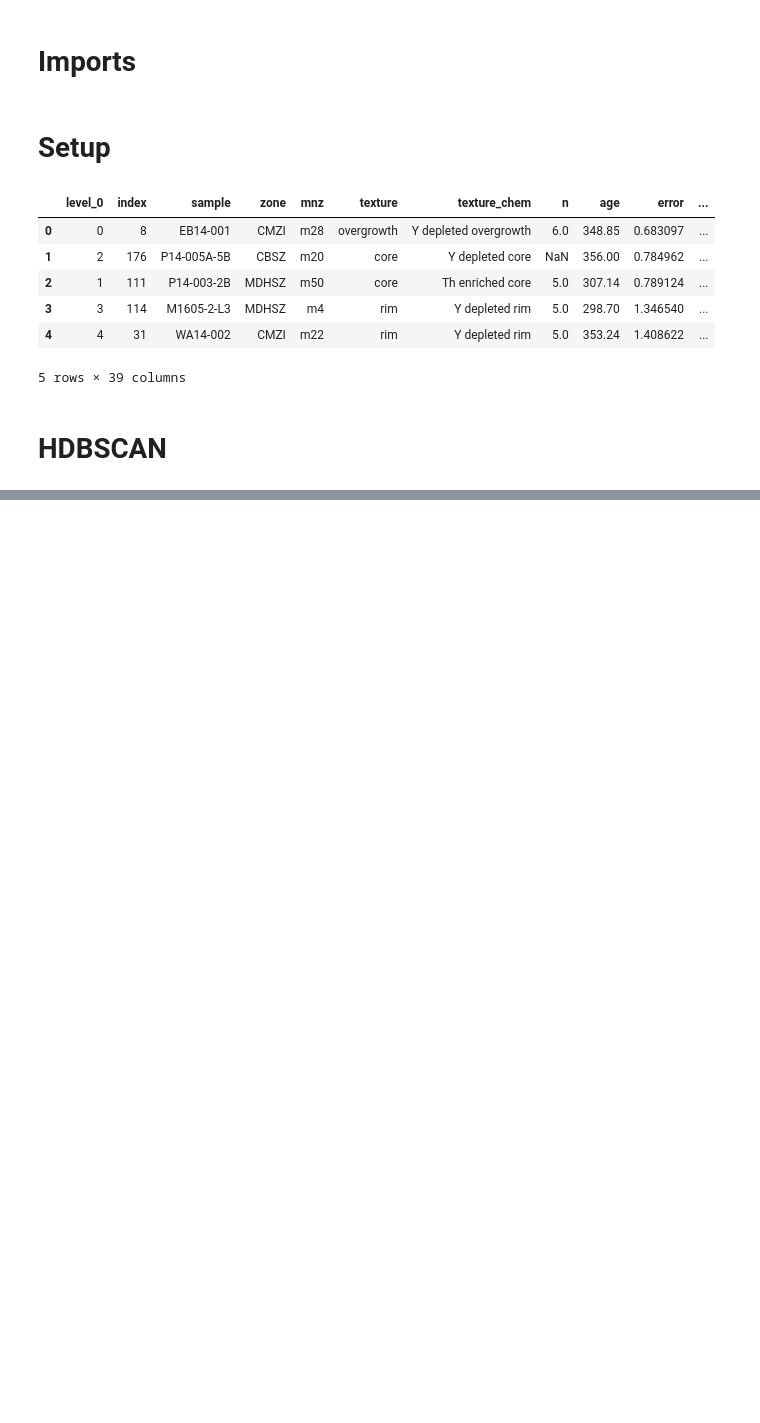
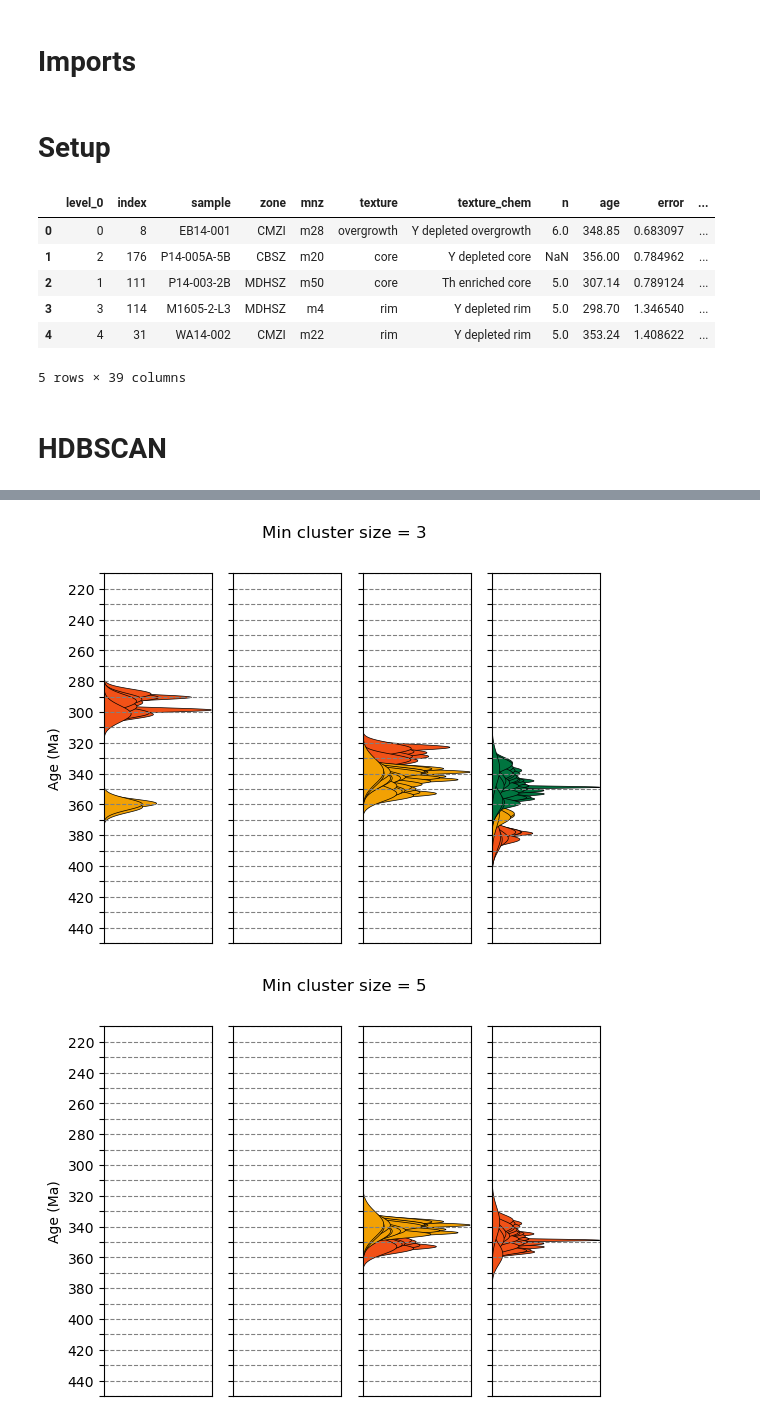
Before and after one commit to masseygeo/monazite-age-clustering, a Jupyter notebook: code/hdbscan.ipynb, the cells around one changed output, grey strips where cells are left out. Drawn from its saved outputs; the diff is of its cells as text; code cells hidden in the pictures; blank space fills up the shorter version.

```diff
--- a/code/hdbscan.ipynb
+++ b/code/hdbscan.ipynb
@@ -36,0 +118,45 @@ df.head()
+# %%
+
+for min_cluster_size in [3,5,7]:
+
+    min_samples = min_cluster_size
+
+    fig, ax = plt.subplots(ncols=4)
+
+    for idx, zone in enumerate(structural_zones):
+
+        df_subset = df.loc[df['zone'] == zone].copy()
+        # df_subset.sort_values('error', inplace=True)
+
+        ages = df_subset['age'].to_numpy().reshape(-1,1)
+
+        hdb = hdbscan.HDBSCAN(min_cluster_size=min_cluster_size, min_samples=min_samples, metric='euclidean', cluster_selection_method='eom', prediction_data=False).fit(ages)
+
+        # labels = hdb.labels_
+
+        labels = hdb.dbscan_clustering(cut_distance=3, min_cluster_size=3)
+
+        df_subset['labels'] = labels
+
+        # df_subset.sort_values(['labels', 'error'], key=lambda col: col.where(col != -1, col.max() + 1), inplace=True)
+        df_subset["labels_for_sort"] = df_subset["labels"].where(df_subset["labels"] != -1, 9999)
+        df_subset.sort_values(["labels_for_sort", "error"], inplace=True)
+        df_subset.drop(columns="labels_for_sort", inplace=True)
+        df_subset.reset_index(drop=True, inplace=True)
+
+        plot_samples_panel(df_subset.mask(df_subset['labels']==-1), ax[idx], 'labels', age_group_colors, label_bool=True, timeline=[210, 450], ylabel='Age (Ma)')
+
+        if idx >0:
+            ax[idx].set_yticklabels([])
+            ax[idx].set_ylabel('')
+
+    for a in ax:
+        a.set_ylim(450,210)
+
+    plt.suptitle(f"Min cluster size = {min_cluster_size}")
+
+
+    plt.show()
+# %% [output]
+[figure, added]
+[figure, added]
```
Also changed, not shown: parts of 6 cells of this notebook, 19 other files.
